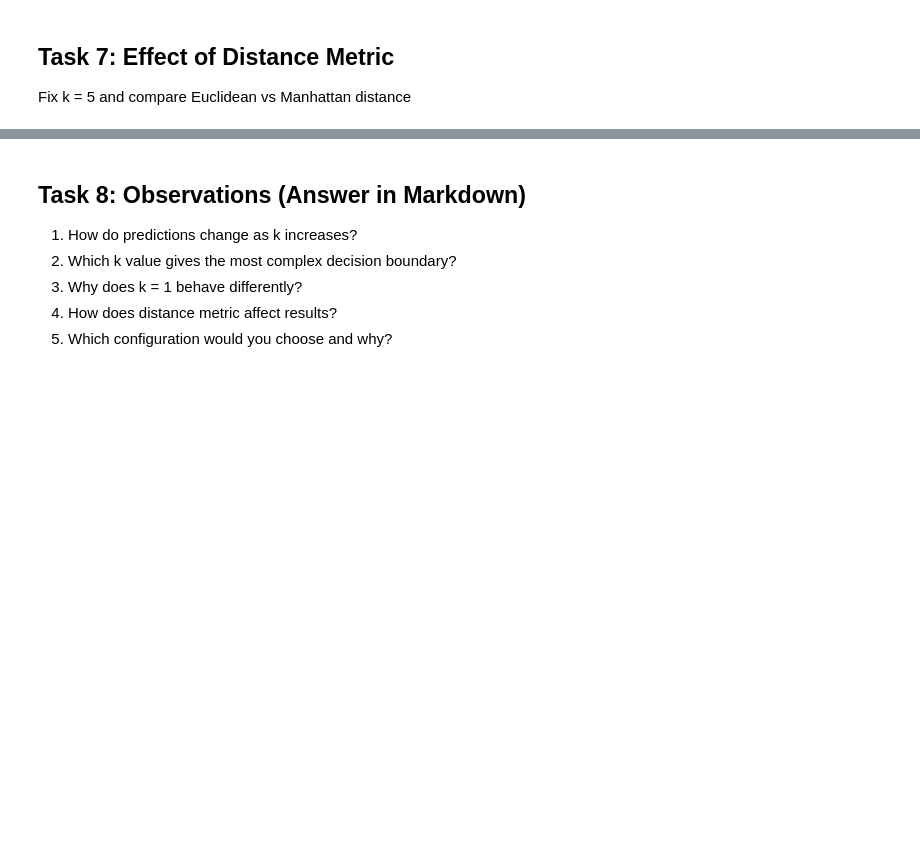
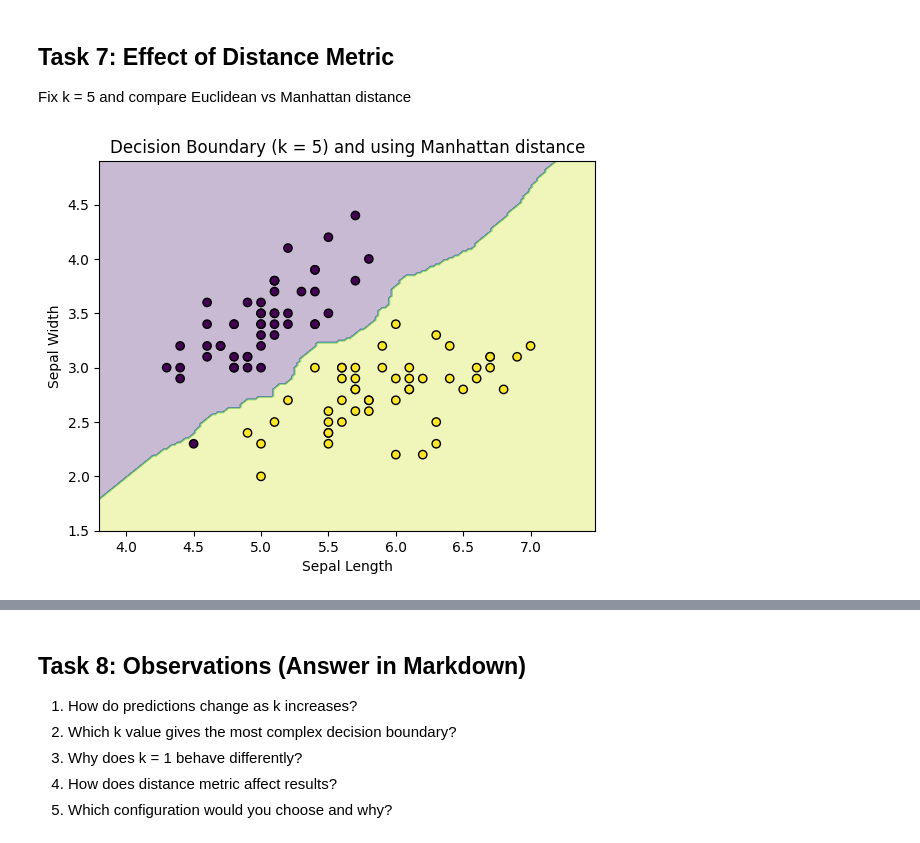
Before and after one commit to Asadullah2412/knn_innomatics, a Jupyter notebook: KNN_Iris_Decision_Boundary.ipynb, the cells around one changed output, grey strips where cells are left out. Saved outputs shown, nothing was run; the diff lists cells and outputs as text; code cells hidden in the pictures; blank space fills up the shorter version.

```diff
--- a/KNN_Iris_Decision_Boundary.ipynb
+++ b/KNN_Iris_Decision_Boundary.ipynb
@@ -121,4 +140,11 @@ for k in [1, 3, 5, 11]:
 ## Task 7: Effect of Distance Metric
 Fix k = 5 and compare Euclidean vs Manhattan distance
 # %%
-Plot a decision boundary when using k=5 and change the distance
+# Plot a decision boundary when using k=5 and change the distance
+k = 5
+
+model = KNeighborsClassifier(n_neighbors=k, metric= 'euclidean') # Manhattan distance
+model.fit(X, y)
+plot_decision_boundary(model, X, y, title=f"Decision Boundary (k = {k}) and using Manhattan distance")
+# %% [output]
+[figure, added]
```
Also changed, not shown: parts of 7 cells of this notebook.
